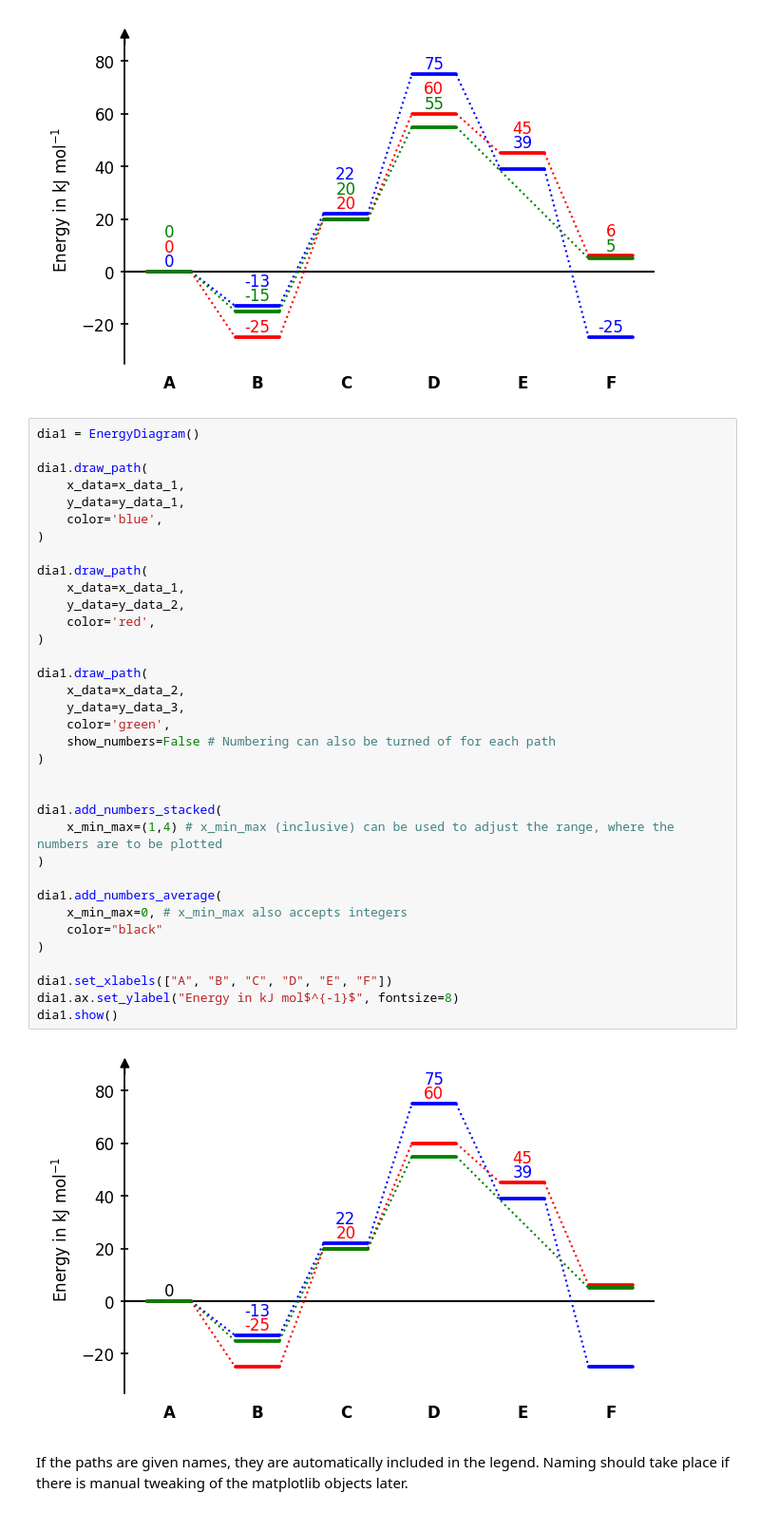
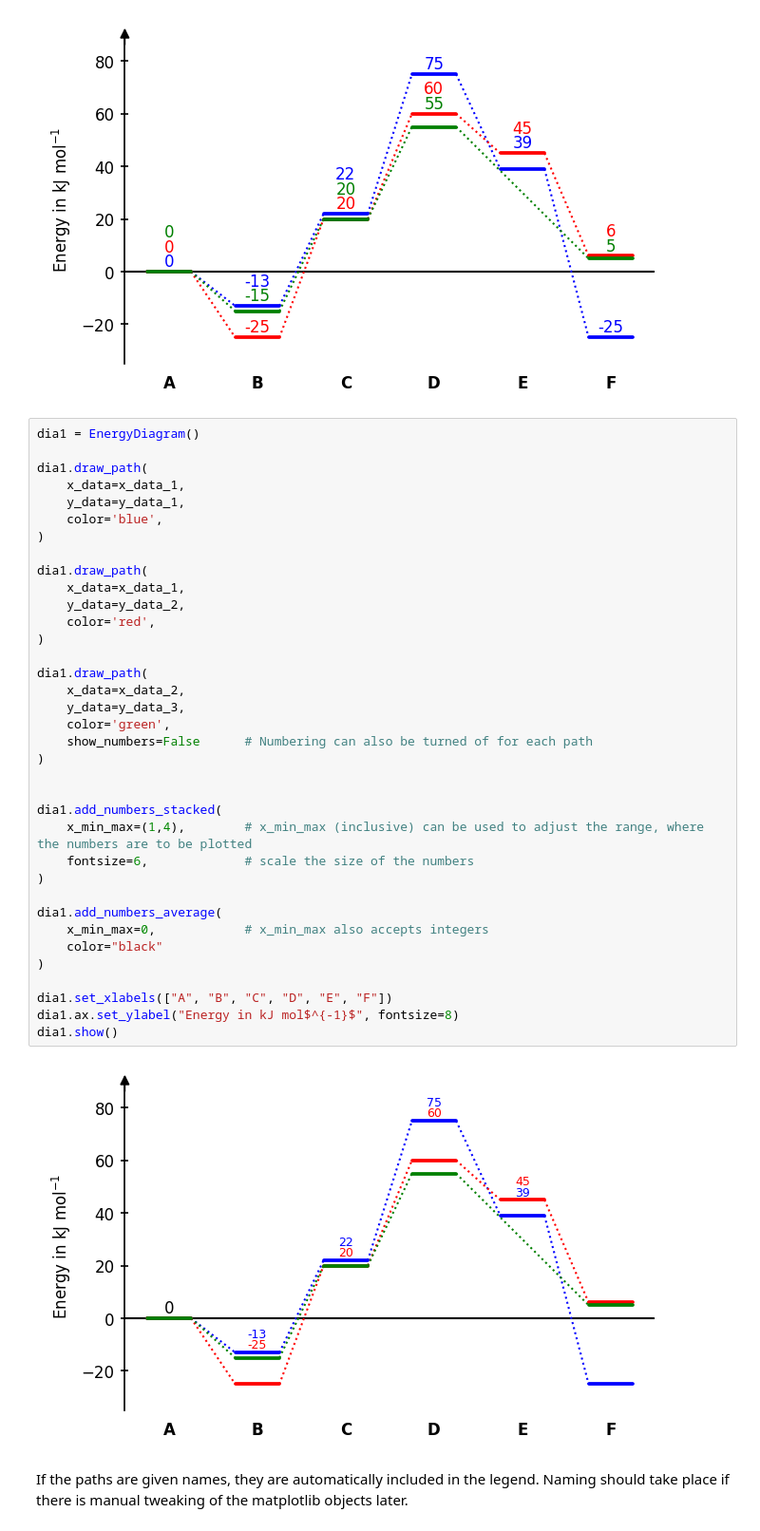
Before and after one commit to Tonner-Zech-Group/chem-diagrams, a Jupyter notebook: examples/example_use.ipynb, the cells around one changed output. Shown at 95% size. Saved outputs shown, nothing was run; the diff lists cells and outputs as text.

Commit message:
Fix scaling issue II, add number fontsize

```diff
--- a/examples/example_use.ipynb
+++ b/examples/example_use.ipynb
@@ -146,37 +147,38 @@ dia1 = EnergyDiagram()
 dia1.draw_path(
     x_data=x_data_1,
     y_data=y_data_1,
     color='blue',
 )
 
 dia1.draw_path(
     x_data=x_data_1,
     y_data=y_data_2,
     color='red',
 )
 
 dia1.draw_path(
     x_data=x_data_2,
     y_data=y_data_3,
     color='green',
-    show_numbers=False # Numbering can also be turned of for each path
+    show_numbers=False      # Numbering can also be turned of for each path
 )
 
 
 dia1.add_numbers_stacked(
-    x_min_max=(1,4) # x_min_max (inclusive) can be used to adjust the range, where the numbers are to be plotted
+    x_min_max=(1,4),        # x_min_max (inclusive) can be used to adjust the range, where the numbers are to be plotted
+    fontsize=6,             # scale the size of the numbers
 )
 
 dia1.add_numbers_average(
-    x_min_max=0, # x_min_max also accepts integers
+    x_min_max=0,            # x_min_max also accepts integers
     color="black"
 )
 
 dia1.set_xlabels(["A", "B", "C", "D", "E", "F"])
 dia1.ax.set_ylabel("Energy in kJ mol$^{-1}$", fontsize=8)
 dia1.show()
 # %% [output]
-[figure, old version]
+[figure, new version]
 # %% [markdown]
 If the paths are given names, they are automatically included in the legend. Naming should take place if there is manual tweaking of the matplotlib objects later.
 # %%
```
Also changed, not shown: parts of 2 cells of this notebook, 7 other files.
